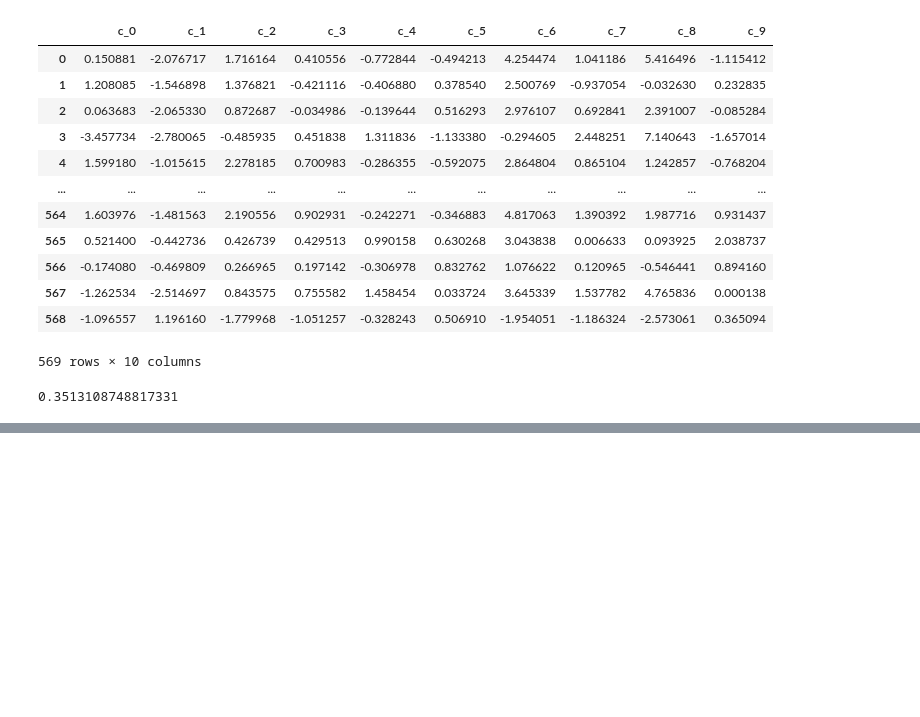
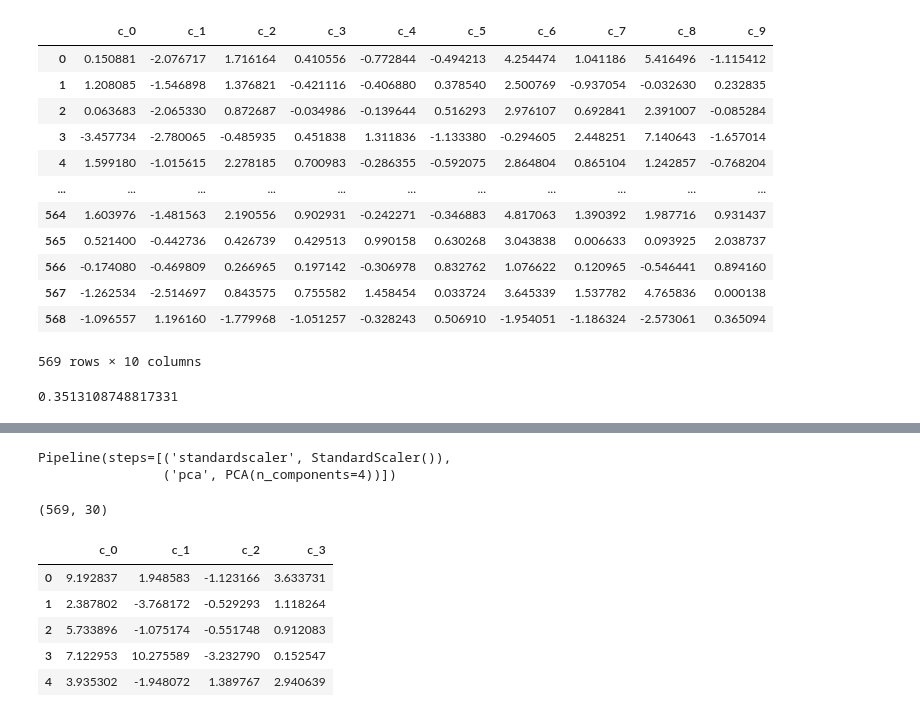
Before and after one commit to Eva02Daruma/Preparacion-prueba-2-IA, a Jupyter notebook: prepPCA.ipynb, the cells around one changed output, grey strips where cells are left out. Cells and saved outputs as stored; diff of their text form; code cells hidden in the pictures; blank space fills up the shorter version.

```diff
--- a/prepPCA.ipynb
+++ b/prepPCA.ipynb
@@ -640,0 +643,18 @@ valores_propios[9]
+# %%
+import pandas as pd
+import numpy as np
+import matplotlib.pyplot as plt
+from sklearn.datasets import  load_breast_cancer
+from sklearn.preprocessing import StandardScaler
+
+from sklearn.decomposition import PCA
+from sklearn.pipeline import make_pipeline
+from sklearn.preprocessing import StandardScaler
+from sklearn.preprocessing import scale
+
+
+datos = load_breast_cancer()
+
+
+datos = pd.DataFrame(datos.data, columns=datos.feature_names)
+datos.head()
@@ -640,0 +669,6 @@ valores_propios[9]
+# %%
+pca_pipe = make_pipeline(StandardScaler(), PCA(n_components=4))
+pca_pipe.fit(datos.values)
+# %% [output]
+Pipeline(steps=[('standardscaler', StandardScaler()),
+                ('pca', PCA(n_components=4))])
@@ -640,0 +678,22 @@ valores_propios[9]
+# %%
+datos.shape
+# %% [output]
+(569, 30)
+# %%
+# Proyección de las observaciones de entrenamiento
+# ==============================================================================
+proyecciones = pca_pipe.transform(X=datos)
+nwcolumnas = ['c_{}'.format(i) for i in range(4)]
+proyecciones = pd.DataFrame(
+    proyecciones,
+    columns = nwcolumnas,
+    index   = datos.index
+)
+proyecciones.head()
+# %% [output]
+|  | c_0 | c_1 | c_2 | c_3 |
+| 0 | 9.192837 | 1.948583 | -1.123166 | 3.633731 |
+| 1 | 2.387802 | -3.768172 | -0.529293 | 1.118264 |
+| 2 | 5.733896 | -1.075174 | -0.551748 | 0.912083 |
+| 3 | 7.122953 | 10.275589 | -3.232790 | 0.152547 |
+| 4 | 3.935302 | -1.948072 | 1.389767 | 2.940639 |
```
Also changed, not shown: parts of 5 cells of this notebook, 1 other file.
